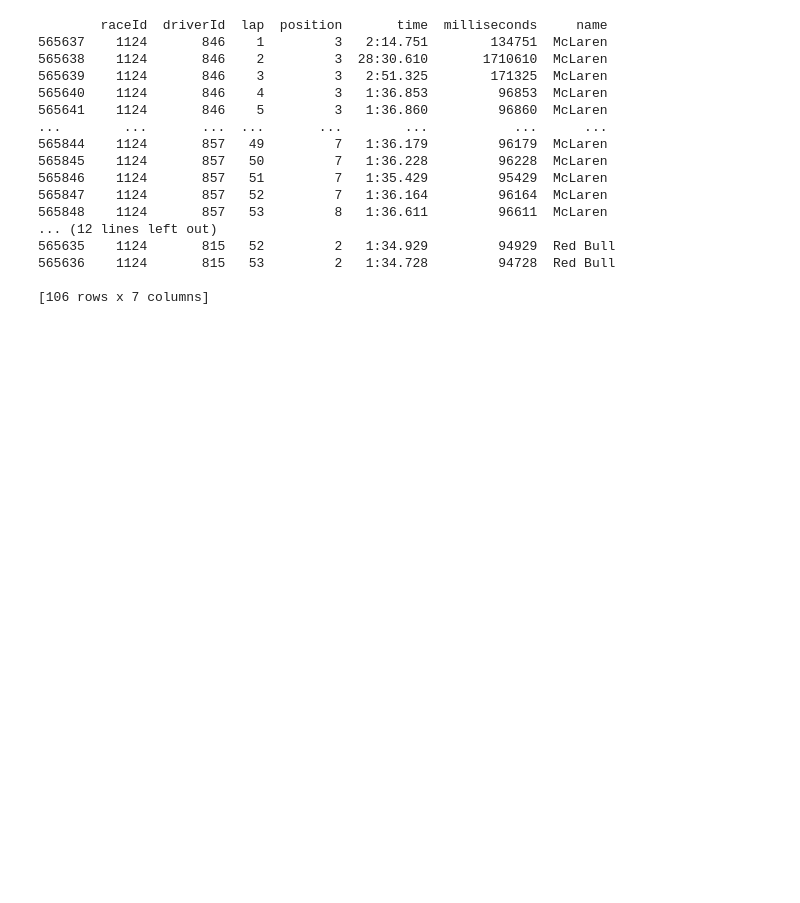
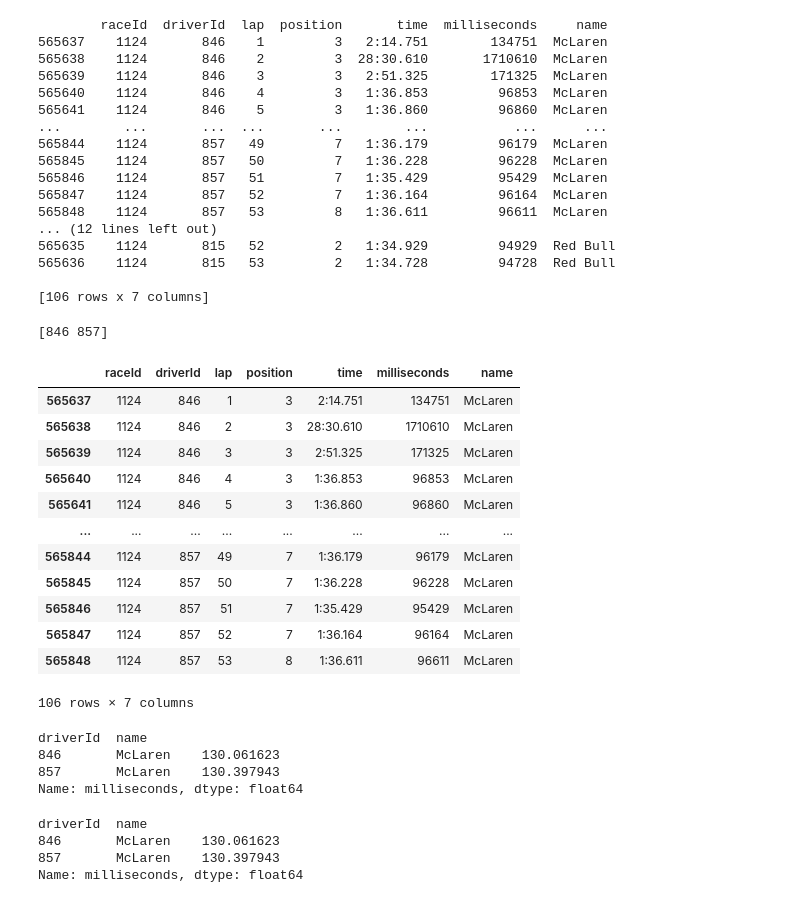
Before and after one commit to MichaelAngeloTheFirst/Formula1-Dataset-Exploration, a Jupyter notebook: f1_exploration.ipynb, the cells around one changed output. Drawn from its saved outputs; the diff is of its cells as text; code cells hidden in the pictures; blank space fills up the shorter version.

Commit message:
mean time for constructor in a race function added

```diff
--- a/f1_exploration.ipynb
+++ b/f1_exploration.ipynb
@@ -459,3 +459,41 @@ print(get_constructor_race_laptimes(9, 1124))
 565636    1124       815   53         2   1:34.728         94728  Red Bull
 
 [106 rows x 7 columns]
+# %%
+mclaren_lap_times  = get_constructor_race_laptimes(1, 1124)
+driver_id = mclaren_lap_times['driverId'].unique()
+print(driver_id)
+# %% [output]
+[846 857]
+# %%
+#sort dataframe by driverId and lap
+mclaren_lap_times = mclaren_lap_times.sort_values(by=['driverId', 'lap'])
+display(mclaren_lap_times)
+# %% [output]
+|  | raceId | driverId | lap | position | time | milliseconds | name |
+| 565637 | 1124 | 846 | 1 | 3 | 2:14.751 | 134751 | McLaren |
+| 565638 | 1124 | 846 | 2 | 3 | 28:30.610 | 1710610 | McLaren |
+| 565639 | 1124 | 846 | 3 | 3 | 2:51.325 | 171325 | McLaren |
+| 565640 | 1124 | 846 | 4 | 3 | 1:36.853 | 96853 | McLaren |
+| 565641 | 1124 | 846 | 5 | 3 | 1:36.860 | 96860 | McLaren |
+| ... | ... | ... | ... | ... | ... | ... | ... |
+| 565844 | 1124 | 857 | 49 | 7 | 1:36.179 | 96179 | McLaren |
+| 565845 | 1124 | 857 | 50 | 7 | 1:36.228 | 96228 | McLaren |
+| 565846 | 1124 | 857 | 51 | 7 | 1:35.429 | 95429 | McLaren |
+| 565847 | 1124 | 857 | 52 | 7 | 1:36.164 | 96164 | McLaren |
+| 565848 | 1124 | 857 | 53 | 8 | 1:36.611 | 96611 | McLaren |
+106 rows × 7 columns
+# %%
+# i need to calculate the mean lap time for each driver
+# i will use groupby function
+# i will group by driverId and name and calculate the mean lap time for each driver
+# and each team
+
+mean_time_max = mclaren_lap_times.groupby(['driverId', 'name'])['milliseconds'].mean()/1000
+
+display(mean_time_max)
+# %% [output]
+driverId  name
+846       McLaren    130.061623
+857       McLaren    130.397943
+Name: milliseconds, dtype: float64
@@ -461,0 +505,7 @@ print(get_constructor_race_laptimes(9, 1124))
+# %%
+print(get_mean_lap_time(mclaren_lap_times))
+# %% [output]
+driverId  name
+846       McLaren    130.061623
+857       McLaren    130.397943
+Name: milliseconds, dtype: float64
```
Also changed, not shown: parts of 1 cell of this notebook.
